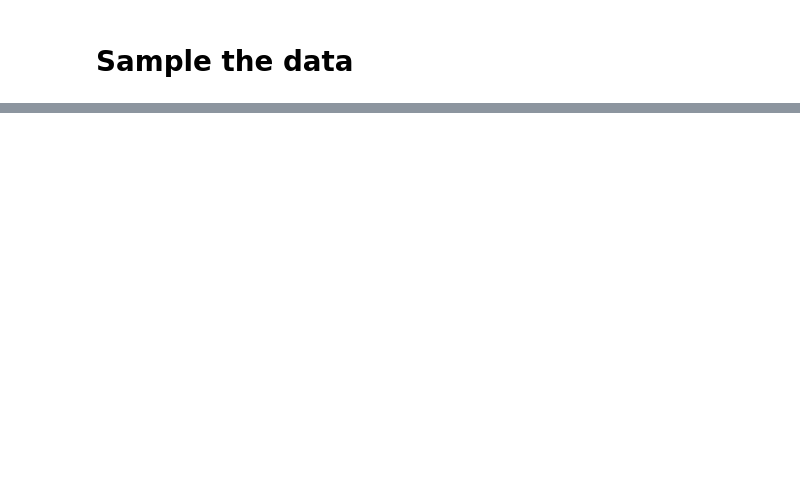
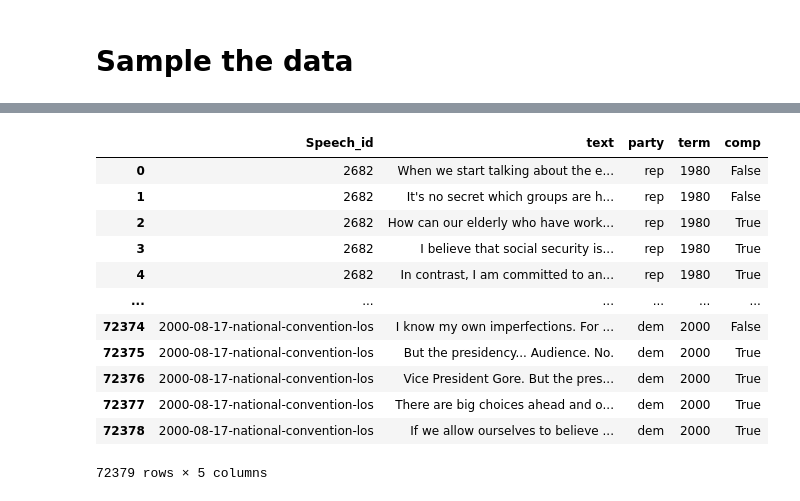
Before and after one commit to yucluo/Measure_RadicalDiscourse, a Jupyter notebook: codes/make_paragraphs.ipynb, the cells around one changed output, grey strips where cells are left out. Drawn from its saved outputs; the diff is of its cells as text; code cells hidden in the pictures; blank space fills up the shorter version.

```diff
--- a/codes/make_paragraphs.ipynb
+++ b/codes/make_paragraphs.ipynb
@@ -158,0 +245,18 @@ sample2.to_csv('bart_sample.csv')
+# %%
+all_data.index = range(0,len(all_data))
+# %%
+all_data
+# %% [output]
+|  | Speech_id | text | party | term | comp |
+| 0 | 2682 | When we start talking about the e... | rep | 1980 | False |
+| 1 | 2682 | It's no secret which groups are h... | rep | 1980 | False |
+| 2 | 2682 | How can our elderly who have work... | rep | 1980 | True |
+| 3 | 2682 | I believe that social security is... | rep | 1980 | True |
+| 4 | 2682 | In contrast, I am committed to an... | rep | 1980 | True |
+| ... | ... | ... | ... | ... | ... |
+| 72374 | 2000-08-17-national-convention-los | I know my own imperfections. For ... | dem | 2000 | False |
+| 72375 | 2000-08-17-national-convention-los | But the presidency... Audience. No. | dem | 2000 | True |
+| 72376 | 2000-08-17-national-convention-los | Vice President Gore. But the pres... | dem | 2000 | True |
+| 72377 | 2000-08-17-national-convention-los | There are big choices ahead and o... | dem | 2000 | True |
+| 72378 | 2000-08-17-national-convention-los | If we allow ourselves to believe ... | dem | 2000 | True |
+72379 rows × 5 columns
```
Also changed, not shown: parts of 13 cells of this notebook, 9 other files.
